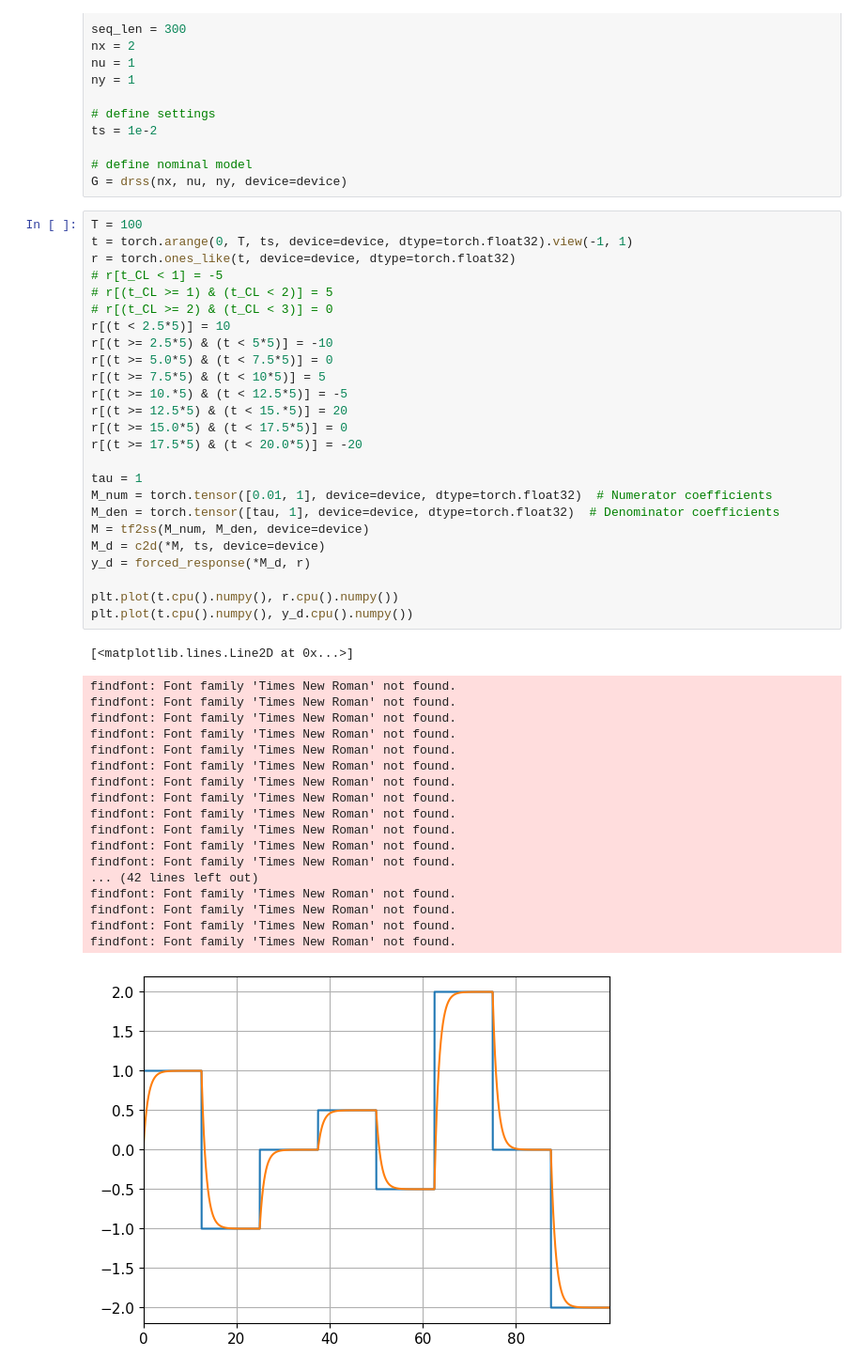
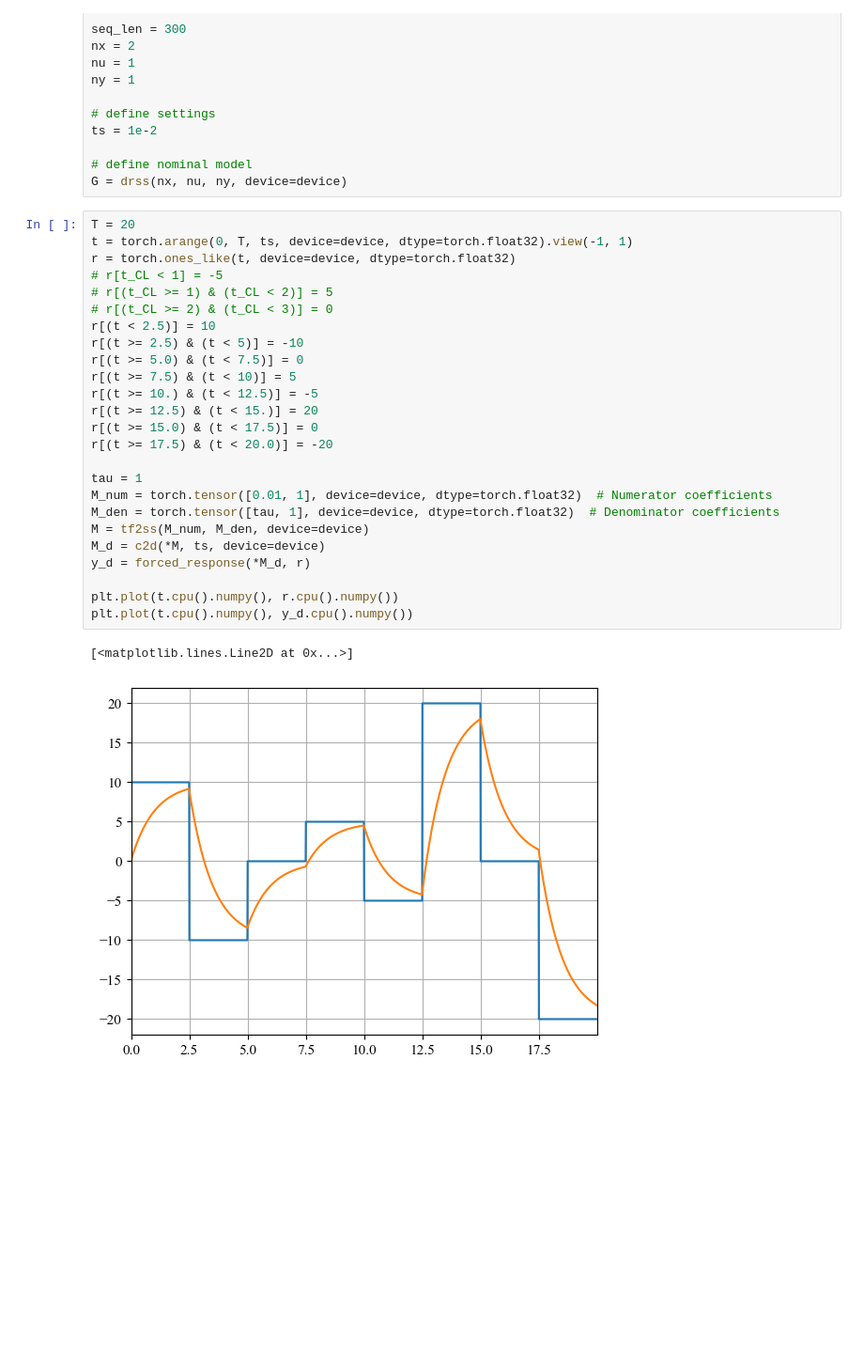
Before and after one commit to buswayne/sysid-transformers-control, a Jupyter notebook: control/simple_example_1/test_CL_onestep_lin_torch.ipynb, the cells around one changed output. Shown: that part at 94% size. Saved outputs shown, nothing was run; the diff lists cells and outputs as text; blank space fills up the shorter version.

```diff
--- a/control/simple_example_1/test_CL_onestep_lin_torch.ipynb
+++ b/control/simple_example_1/test_CL_onestep_lin_torch.ipynb
@@ -116,50 +116,33 @@ ts = 1e-2
 # define nominal model
 G = drss(nx, nu, ny, device=device)
 # %%
-T = 100
+T = 20
 t = torch.arange(0, T, ts, device=device, dtype=torch.float32).view(-1, 1)
 r = torch.ones_like(t, device=device, dtype=torch.float32)
 # r[t_CL < 1] = -5
 # r[(t_CL >= 1) & (t_CL < 2)] = 5
 # r[(t_CL >= 2) & (t_CL < 3)] = 0
-r[(t < 2.5*5)] = 10
-r[(t >= 2.5*5) & (t < 5*5)] = -10
-r[(t >= 5.0*5) & (t < 7.5*5)] = 0
-r[(t >= 7.5*5) & (t < 10*5)] = 5
-r[(t >= 10.*5) & (t < 12.5*5)] = -5
-r[(t >= 12.5*5) & (t < 15.*5)] = 20
-r[(t >= 15.0*5) & (t < 17.5*5)] = 0
-r[(t >= 17.5*5) & (t < 20.0*5)] = -20
+r[(t < 2.5)] = 10
+r[(t >= 2.5) & (t < 5)] = -10
+r[(t >= 5.0) & (t < 7.5)] = 0
+r[(t >= 7.5) & (t < 10)] = 5
+r[(t >= 10.) & (t < 12.5)] = -5
+r[(t >= 12.5) & (t < 15.)] = 20
+r[(t >= 15.0) & (t < 17.5)] = 0
+r[(t >= 17.5) & (t < 20.0)] = -20
 
 tau = 1
 M_num = torch.tensor([0.01, 1], device=device, dtype=torch.float32)  # Numerator coefficients
 M_den = torch.tensor([tau, 1], device=device, dtype=torch.float32)  # Denominator coefficients
 M = tf2ss(M_num, M_den, device=device)
 M_d = c2d(*M, ts, device=device)
 y_d = forced_response(*M_d, r)
 
 plt.plot(t.cpu().numpy(), r.cpu().numpy())
 plt.plot(t.cpu().numpy(), y_d.cpu().numpy())
 # %% [output]
 [<matplotlib.lines.Line2D at 0x...>]
-findfont: Font family 'Times New Roman' not found.
-findfont: Font family 'Times New Roman' not found.
-findfont: Font family 'Times New Roman' not found.
-findfont: Font family 'Times New Roman' not found.
-findfont: Font family 'Times New Roman' not found.
-findfont: Font family 'Times New Roman' not found.
-findfont: Font family 'Times New Roman' not found.
-findfont: Font family 'Times New Roman' not found.
-findfont: Font family 'Times New Roman' not found.
-findfont: Font family 'Times New Roman' not found.
-findfont: Font family 'Times New Roman' not found.
-findfont: Font family 'Times New Roman' not found.
-... (42 lines left out)
-findfont: Font family 'Times New Roman' not found.
-findfont: Font family 'Times New Roman' not found.
-findfont: Font family 'Times New Roman' not found.
-findfont: Font family 'Times New Roman' not found.
-[figure, old version]
+[figure, new version]
 # %%
 print(model.proportional_coefficient)
 print(model.integral_coefficient)
```
Also changed, not shown: parts of 4 cells of this notebook, 5 other files.
